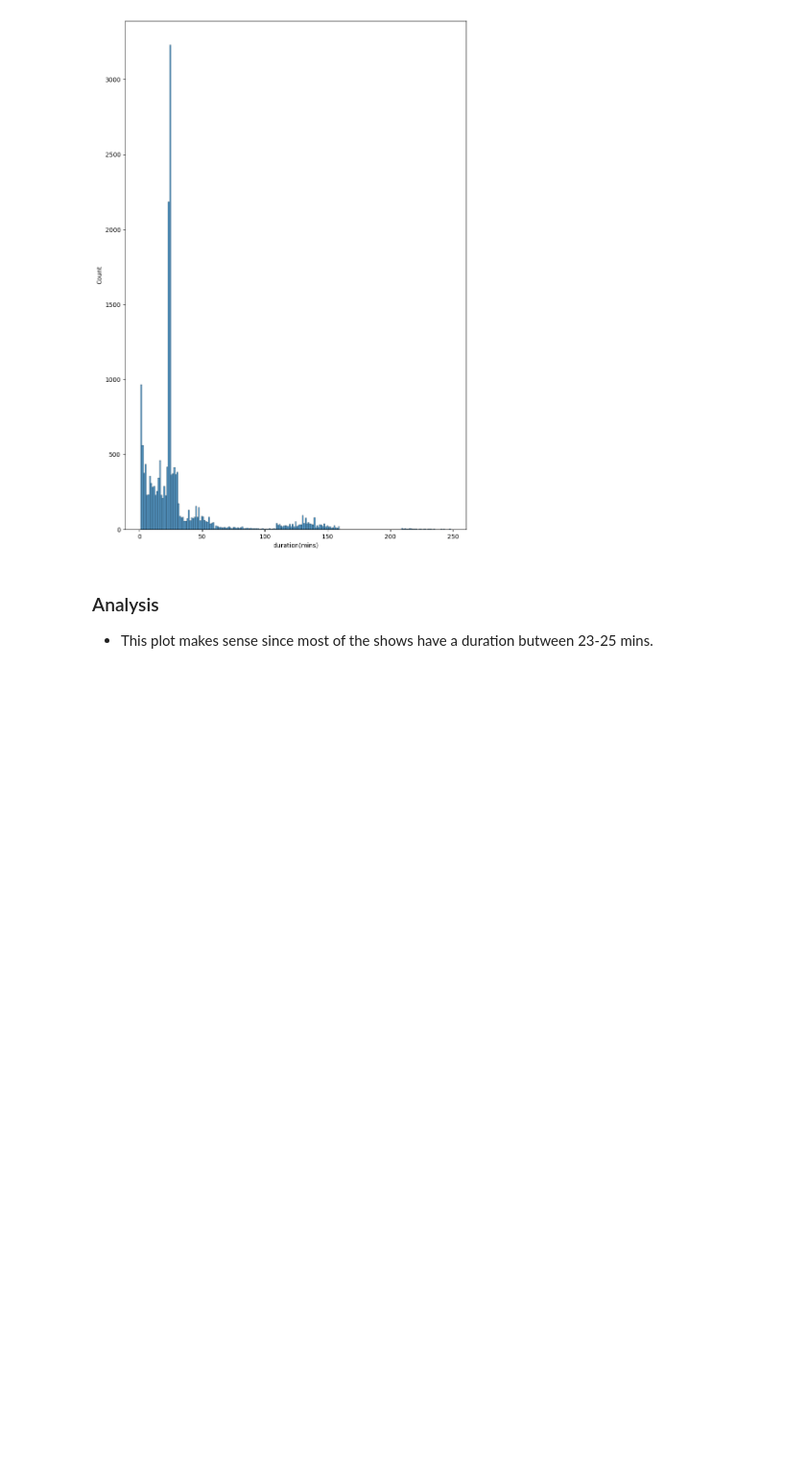
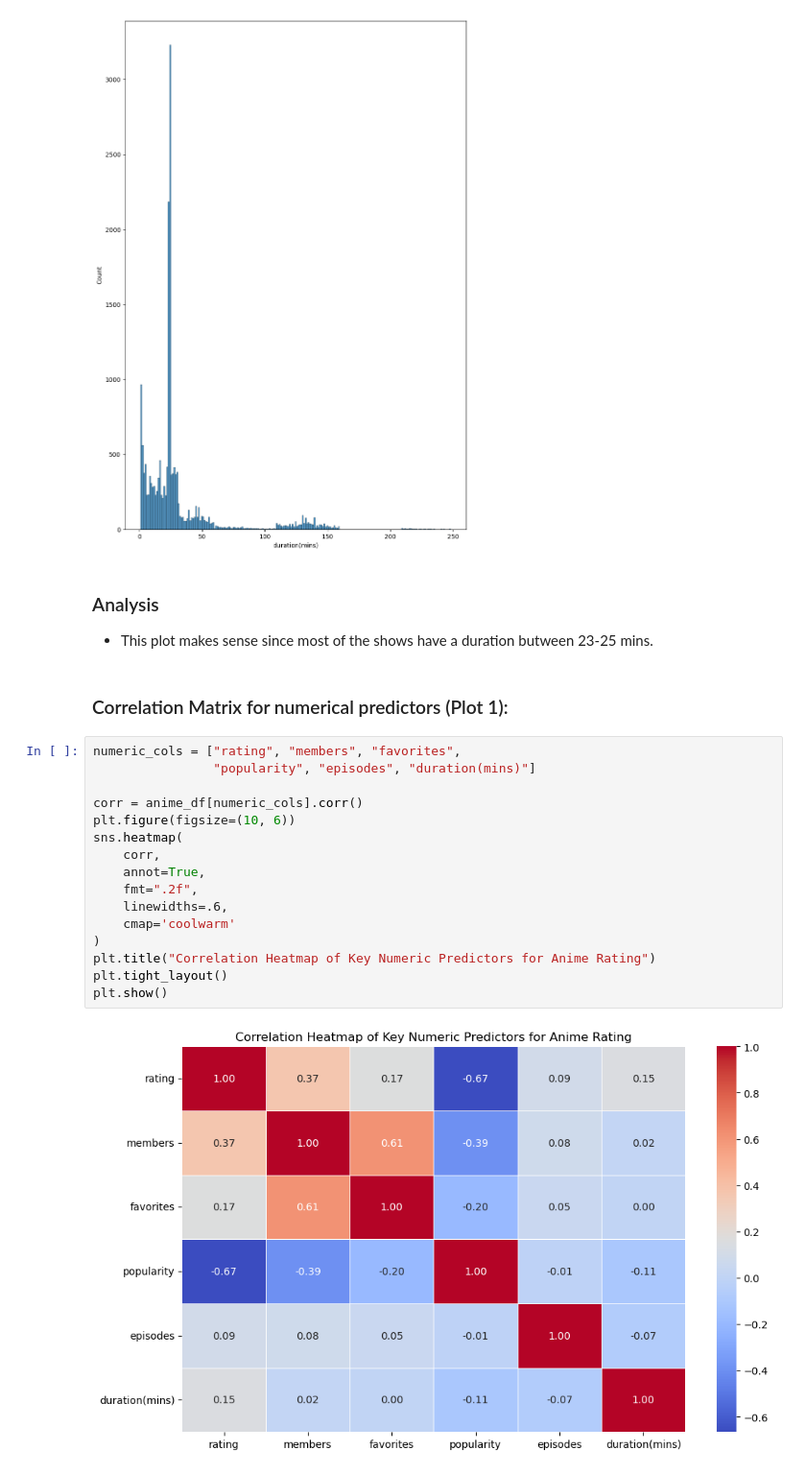
Before and after one commit to do121841/COP_Final_Project, a Jupyter notebook: notebooks/Data_Visaulization_Dodji.ipynb, the cells around one changed output. Shown: that part at 96% size. Cells and saved outputs as stored; diff of their text form; blank space fills up the shorter version.

Commit message:
Added visuals with analysis aiming to answer research question of which features best predict rating

```diff
--- a/notebooks/Data_Visaulization_Dodji.ipynb
+++ b/notebooks/Data_Visaulization_Dodji.ipynb
@@ -32,3 +28,23 @@ plt.show()
 ### Analysis
 
 - This plot makes sense since most of the shows have a duration butween 23-25 mins.
+# %% [markdown]
+### Correlation Matrix for numerical predictors (Plot 1):
+# %%
+numeric_cols = ["rating", "members", "favorites",
+                "popularity", "episodes", "duration(mins)"]
+
+corr = anime_df[numeric_cols].corr()
+plt.figure(figsize=(10, 6))
+sns.heatmap(
+    corr,
+    annot=True,
+    fmt=".2f",
+    linewidths=.6,
+    cmap='coolwarm'
+)
+plt.title("Correlation Heatmap of Key Numeric Predictors for Anime Rating")
+plt.tight_layout()
+plt.show()
+# %% [output]
+[figure, added]
```
Also changed, not shown: parts of 13 cells of this notebook.
